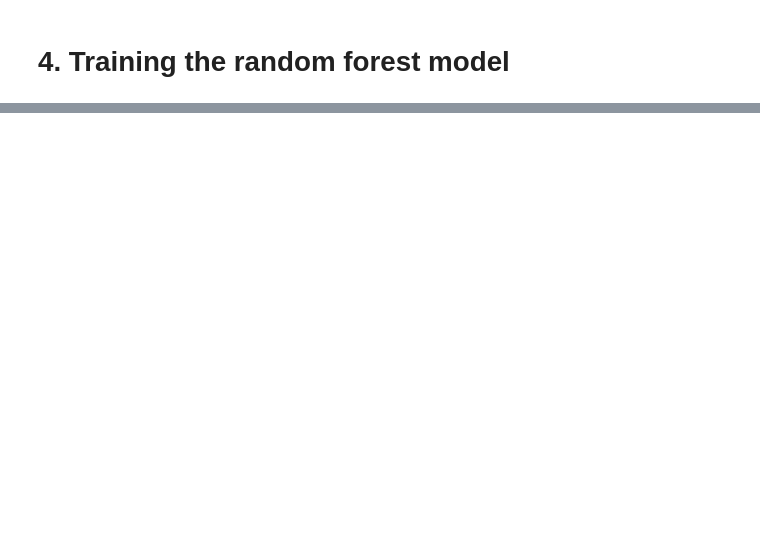
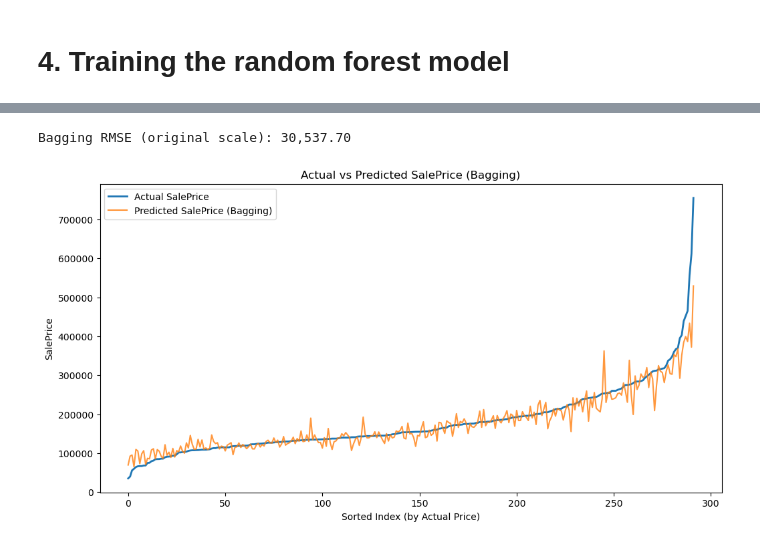
Before and after one commit to jerrell-y/house-price-estimation, a Jupyter notebook: House price estimation.ipynb, the cells around one changed output, grey strips where cells are left out. Cells and saved outputs as stored; diff of their text form; code cells hidden in the pictures; blank space fills up the shorter version.

```diff
--- a/House price estimation.ipynb
+++ b/House price estimation.ipynb
@@ -195,0 +294,19 @@ plt.show()
+# %%
+best_bag_model = grid_search_bag.best_estimator_
+bag_rmse, y_test_actual_bag, y_test_pred_bag = evaluate_rmse(
+    model=best_bag_model,
+    X_test=X_test,
+    y_test=y_test
+)
+
+print(f"Bagging RMSE (original scale): {bag_rmse:,.2f}")
+# %% [output]
+Bagging RMSE (original scale): 30,537.70
+# %%
+plot_actual_vs_predicted(
+    y_actual=y_test_actual_bag,
+    y_pred=y_test_pred_bag,
+    model_name="Bagging"
+)
+# %% [output]
+[figure, added]
```
Also changed, not shown: parts of 24 cells of this notebook.
